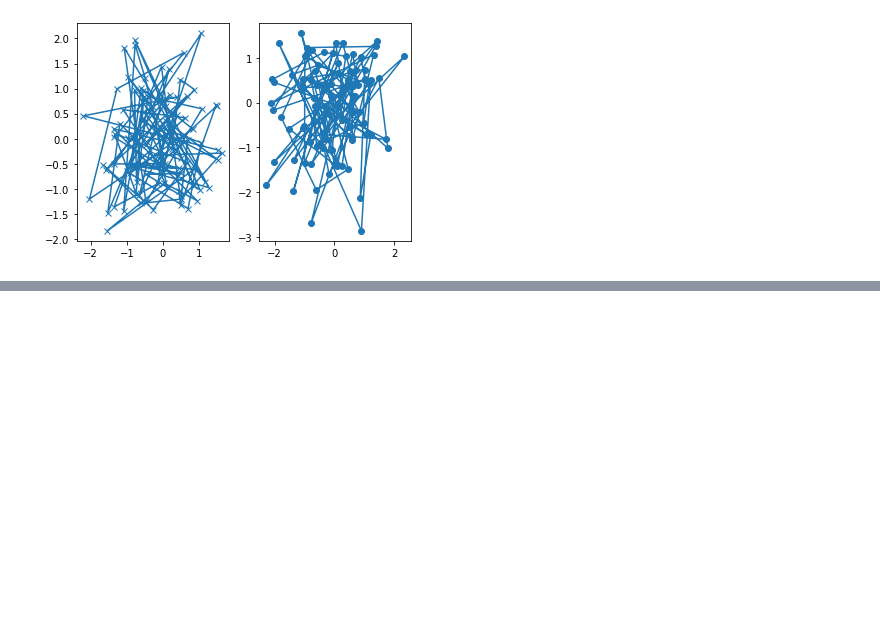
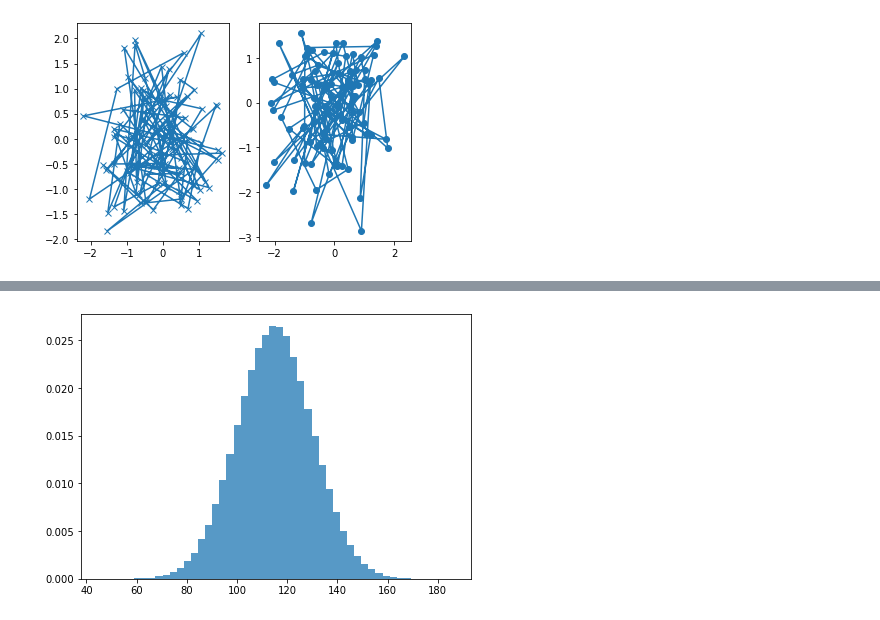
Before and after one commit to leafarJS/python_matplotlib, a Jupyter notebook: 01_introduction.ipynb, the cells around one changed output, grey strips where cells are left out. Saved outputs shown, nothing was run; the diff lists cells and outputs as text; code cells hidden in the pictures; blank space fills up the shorter version.

```diff
--- a/01_introduction.ipynb
+++ b/01_introduction.ipynb
@@ -112,0 +155,8 @@ my_plotter(ax2, dat3, dat4, {"marker":"o"})
+# %%
+mu, sigma = 115, 15
+x = mu + sigma * np.random.randn(1000000)
+fig, ax = plt.subplots(figsize = (6,4), layout ="constrained")
+# the histogram of the data
+n, bins, patches = ax.hist(x, 50, density = True, facecolor = "C0", alpha =0.75)
+# %% [output]
+[figure, added]
```
Also changed, not shown: parts of 16 cells of this notebook.
